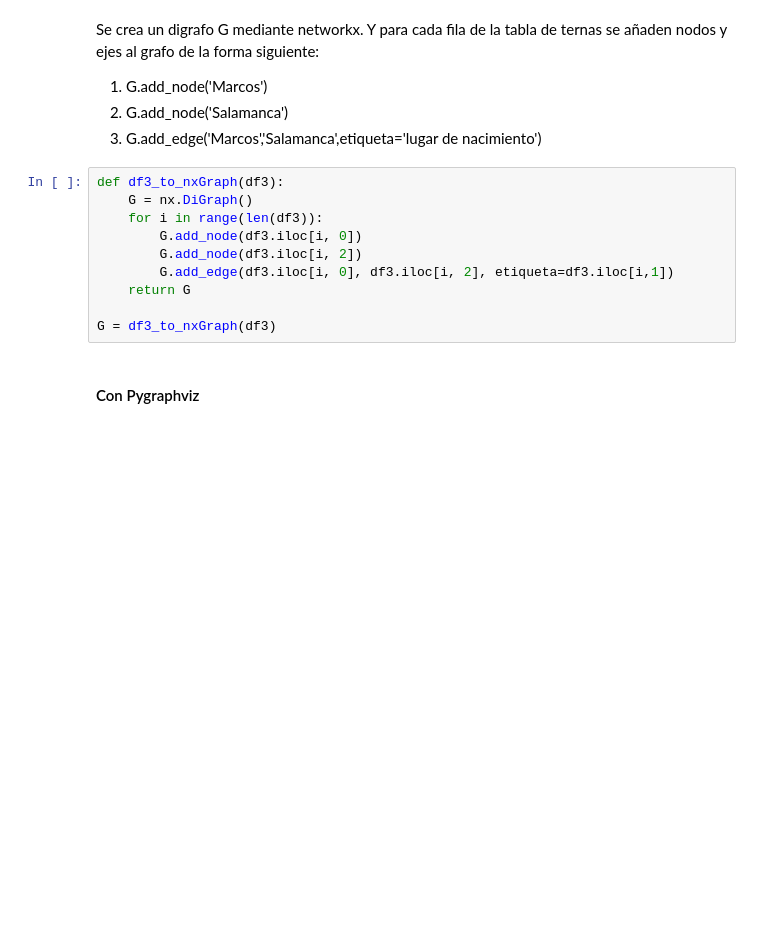
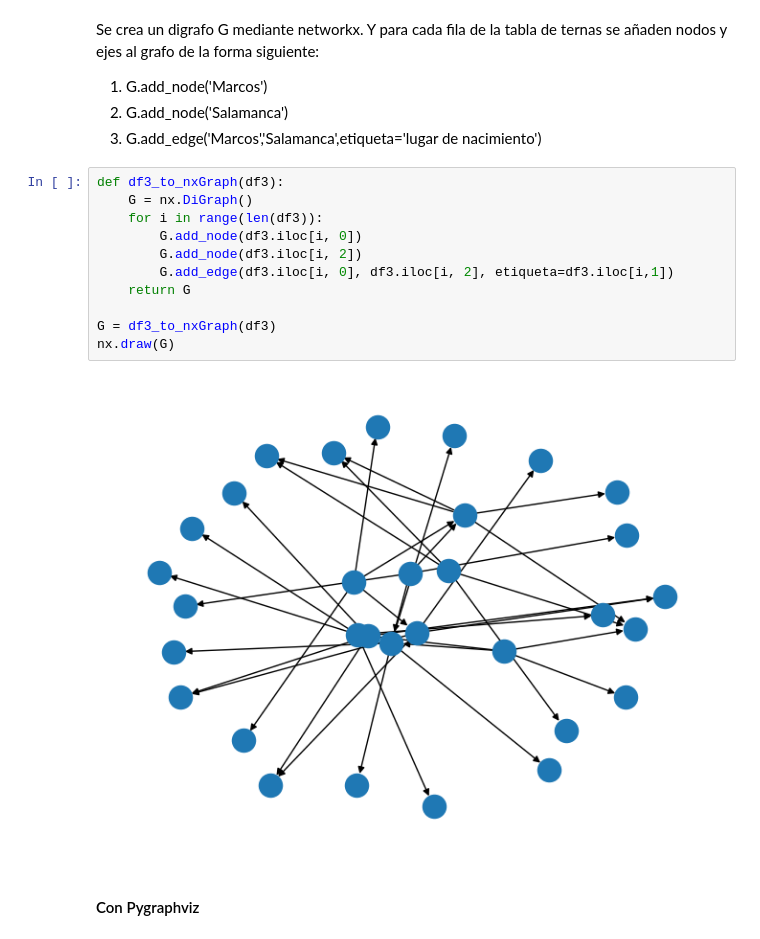
Before and after one commit to jlfvindel/Asignatura_SW-KG, a Jupyter notebook: Grafos_RDF/Tablas_a_Grafos.ipynb, the cells around one changed output. Drawn from its saved outputs; the diff is of its cells as text; blank space fills up the shorter version.

```diff
--- a/Grafos_RDF/Tablas_a_Grafos.ipynb
+++ b/Grafos_RDF/Tablas_a_Grafos.ipynb
@@ -101,13 +101,16 @@ Se crea un digrafo G mediante networkx. Y para cada fila de la tabla de ternas s
 # %%
 def df3_to_nxGraph(df3):
     G = nx.DiGraph()
     for i in range(len(df3)):
         G.add_node(df3.iloc[i, 0])
         G.add_node(df3.iloc[i, 2])
         G.add_edge(df3.iloc[i, 0], df3.iloc[i, 2], etiqueta=df3.iloc[i,1])
     return G
 
 G = df3_to_nxGraph(df3)
+nx.draw(G)
+# %% [output]
+[figure, added]
 # %% [markdown]
 #### Con Pygraphviz
 # %%
```
Also changed, not shown: parts of 3 cells of this notebook.
